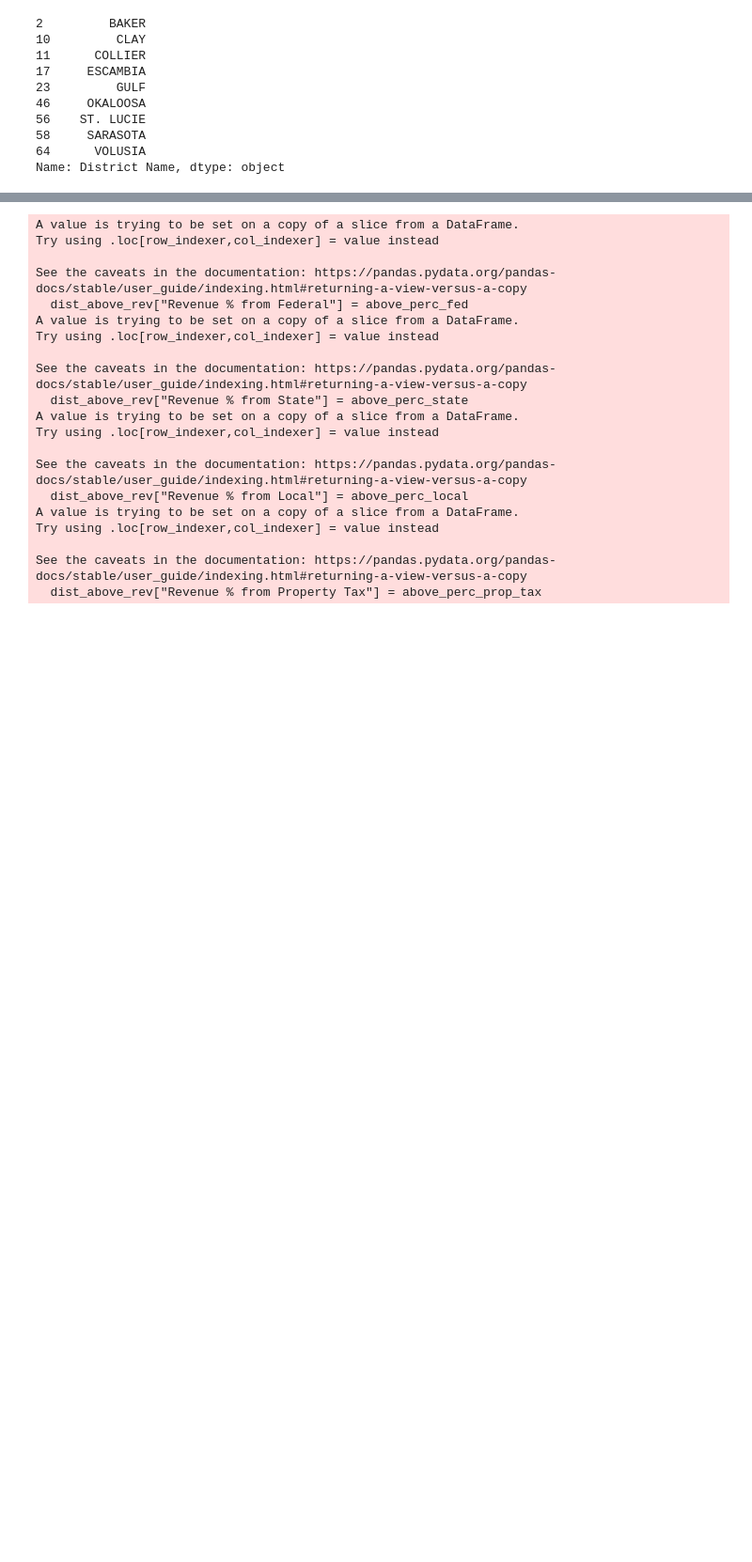
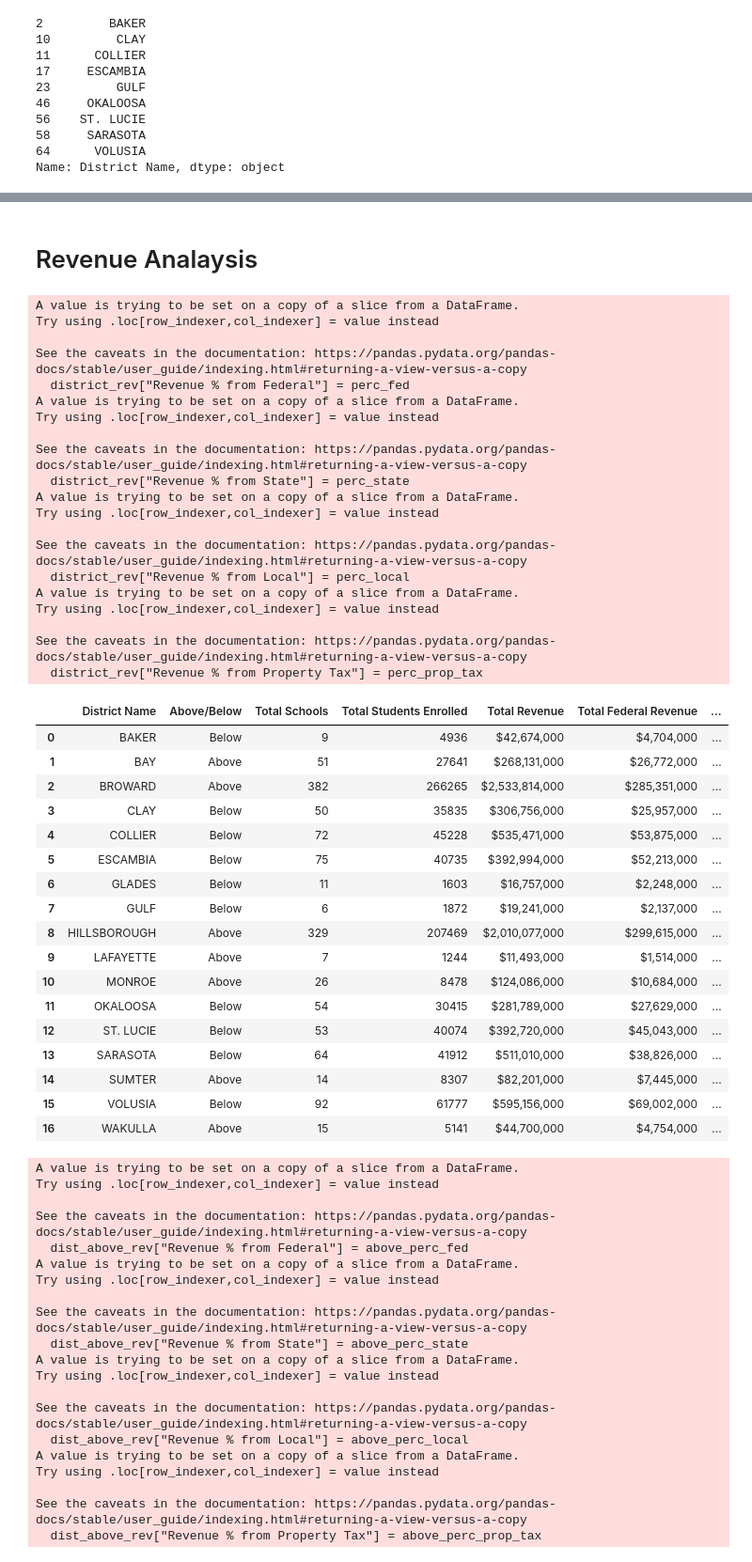
Before and after one commit to jjwilliams11/project1, a Jupyter notebook: Education_Dropout/FL_Education_Dropout_JJ.ipynb, the cells around one changed output, grey strips where cells are left out. Shown: that part at 94% size. Cells and saved outputs as stored; diff of their text form; code cells hidden in the pictures; blank space fills up the shorter version.

```diff
--- a/Education_Dropout/FL_Education_Dropout_JJ.ipynb
+++ b/Education_Dropout/FL_Education_Dropout_JJ.ipynb
@@ -478 +539,67 @@ districts_above_financials
+# %% [markdown]
+# Revenue Analaysis
+# %%
+district_rev = districts_financials[["District Name","Above/Below", "Total Schools", "Total Students Enrolled", "Total Revenue",
+                                             "Total Federal Revenue", "Total State Revenue", "Total Local Revenue",
+                                            "Local Revenue (Property Tax)"]]
+
+
+perc_fed = district_rev["Total Federal Revenue"] / district_rev["Total Revenue"]
+perc_state = district_rev["Total State Revenue"]/district_rev["Total Revenue"]
+perc_local = district_rev["Total Local Revenue"]/district_rev["Total Revenue"]
+perc_prop_tax = district_rev["Local Revenue (Property Tax)"]/district_rev["Total Local Revenue"]
+
+
+district_rev["Revenue % from Federal"] = perc_fed
+district_rev["Revenue % from State"] = perc_state
+district_rev["Revenue % from Local"] = perc_local
+district_rev["Revenue % from Property Tax"] = perc_prop_tax
+
+# Format columns
+district_rev = district_rev.style.format({"Total Revenue": "${:,.0f}" , "Total Federal Revenue": "${:,.0f}",
+                                                            "Total State Revenue":"${:,.0f}", "Total Local Revenue":"${:,.0f}",
+                                                            "Local Revenue (Property Tax)":"${:,.0f}",
+                                                            "Revenue % from Federal":"{:.2%}", "Revenue % from State":"{:.2%}",
+                                                            "Revenue % from Local":"{:.2%}", "Revenue % from Property Tax":"{:.2%}"})
+
+district_rev
+# %% [output]
+A value is trying to be set on a copy of a slice from a DataFrame.
+Try using .loc[row_indexer,col_indexer] = value instead
+
+See the caveats in the documentation: https://pandas.pydata.org/pandas-docs/stable/user_guide/indexing.html#returning-a-view-versus-a-copy
+  district_rev["Revenue % from Federal"] = perc_fed
+A value is trying to be set on a copy of a slice from a DataFrame.
+Try using .loc[row_indexer,col_indexer] = value instead
+
+See the caveats in the documentation: https://pandas.pydata.org/pandas-docs/stable/user_guide/indexing.html#returning-a-view-versus-a-copy
+  district_rev["Revenue % from State"] = perc_state
+A value is trying to be set on a copy of a slice from a DataFrame.
+Try using .loc[row_indexer,col_indexer] = value instead
+
+See the caveats in the documentation: https://pandas.pydata.org/pandas-docs/stable/user_guide/indexing.html#returning-a-view-versus-a-copy
+  district_rev["Revenue % from Local"] = perc_local
+A value is trying to be set on a copy of a slice from a DataFrame.
+Try using .loc[row_indexer,col_indexer] = value instead
+
+See the caveats in the documentation: https://pandas.pydata.org/pandas-docs/stable/user_guide/indexing.html#returning-a-view-versus-a-copy
+  district_rev["Revenue % from Property Tax"] = perc_prop_tax
+|  | District Name | Above/Below | Total Schools | Total Students Enrolled | Total Revenue | Total Federal Revenue | ... |
+| 0 | BAKER | Below | 9 | 4936 | $42,674,000 | $4,704,000 | ... |
+| 1 | BAY | Above | 51 | 27641 | $268,131,000 | $26,772,000 | ... |
+| 2 | BROWARD | Above | 382 | 266265 | $2,533,814,000 | $285,351,000 | ... |
+| 3 | CLAY | Below | 50 | 35835 | $306,756,000 | $25,957,000 | ... |
+| 4 | COLLIER | Below | 72 | 45228 | $535,471,000 | $53,875,000 | ... |
+| 5 | ESCAMBIA | Below | 75 | 40735 | $392,994,000 | $52,213,000 | ... |
+| 6 | GLADES | Below | 11 | 1603 | $16,757,000 | $2,248,000 | ... |
+| 7 | GULF | Below | 6 | 1872 | $19,241,000 | $2,137,000 | ... |
+| 8 | HILLSBOROUGH | Above | 329 | 207469 | $2,010,077,000 | $299,615,000 | ... |
+| 9 | LAFAYETTE | Above | 7 | 1244 | $11,493,000 | $1,514,000 | ... |
+| 10 | MONROE | Above | 26 | 8478 | $124,086,000 | $10,684,000 | ... |
+| 11 | OKALOOSA | Below | 54 | 30415 | $281,789,000 | $27,629,000 | ... |
+| 12 | ST. LUCIE | Below | 53 | 40074 | $392,720,000 | $45,043,000 | ... |
+| 13 | SARASOTA | Below | 64 | 41912 | $511,010,000 | $38,826,000 | ... |
+| 14 | SUMTER | Above | 14 | 8307 | $82,201,000 | $7,445,000 | ... |
+| 15 | VOLUSIA | Below | 92 | 61777 | $595,156,000 | $69,002,000 | ... |
+| 16 | WAKULLA | Above | 15 | 5141 | $44,700,000 | $4,754,000 | ... |
 # %%
```
Also changed, not shown: parts of 19 cells of this notebook, 1 other file.
